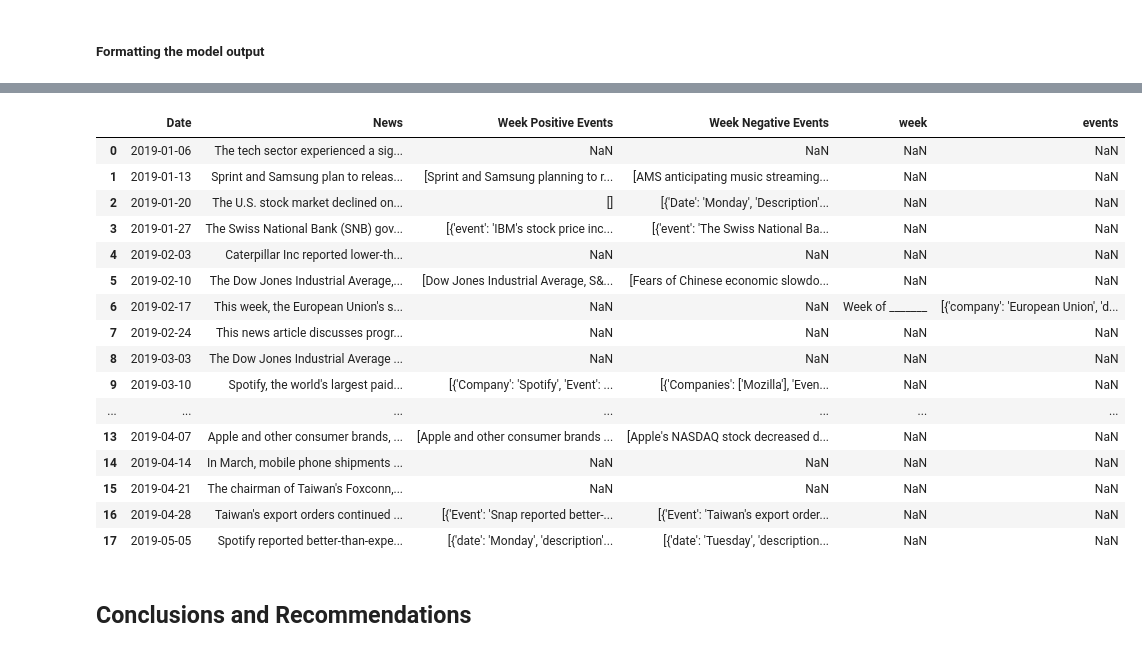
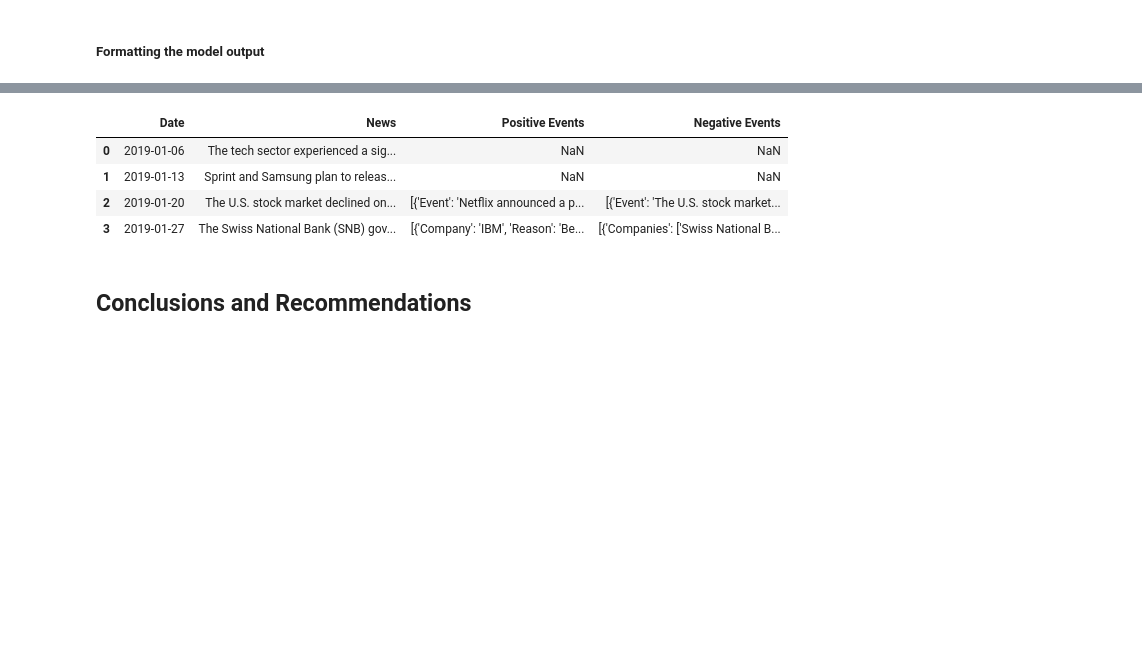
Before and after one commit to ajayvivek/DevOps, a Jupyter notebook: NLP_Project_Low_Code.ipynb, the cells around one changed output, grey strips where cells are left out. Saved outputs shown, nothing was run; the diff lists cells and outputs as text; code cells hidden in the pictures; blank space fills up the shorter version.

```diff
--- a/NLP_Project_Low_Code.ipynb
+++ b/NLP_Project_Low_Code.ipynb
@@ -1355,6 +1371,4 @@ news
 ' The tech sector experienced a significant decline in the aftermarket following Apple\'s Q1 revenue warning. Notable suppliers, including Skyworks, Broadcom, Lumentum, Qorvo, and TSMC, saw their stoc ...
 # %%
 #Complete the code to define the prompt for this task
-prompt = """
-  Give the output in json outout only as Week Positive Events or Week negative Events
-"""
+prompt = """ Give the output in json outout as Positive or Negative Events summarized"""
@@ -1468,28 +1458,16 @@ final_output
 # %%
 final_output = pd.concat([data_1.reset_index(drop=True),model_response_parsed],axis=1)
 final_output.drop(['Key Events','model_response_parsed'], axis=1, inplace=True)
 #final_output.columns = ['Week End Date', 'News', 'Week Positive Events', 'Week Negative Events']
 #final_output.columns = ['Week End Date', 'News']
 
-final_output.head(100)
+final_output.head(4)
 # %% [output]
-|  | Date | News | Week Positive Events | Week Negative Events | week | events |
-| 0 | 2019-01-06 | The tech sector experienced a sig... | NaN | NaN | NaN | NaN |
-| 1 | 2019-01-13 | Sprint and Samsung plan to releas... | [Sprint and Samsung planning to r... | [AMS anticipating music streaming... | NaN | NaN |
-| 2 | 2019-01-20 | The U.S. stock market declined on... | [] | [{'Date': 'Monday', 'Description'... | NaN | NaN |
-| 3 | 2019-01-27 | The Swiss National Bank (SNB) gov... | [{'event': 'IBM's stock price inc... | [{'event': 'The Swiss National Ba... | NaN | NaN |
-| 4 | 2019-02-03 | Caterpillar Inc reported lower-th... | NaN | NaN | NaN | NaN |
-| 5 | 2019-02-10 | The Dow Jones Industrial Average,... | [Dow Jones Industrial Average, S&... | [Fears of Chinese economic slowdo... | NaN | NaN |
-| 6 | 2019-02-17 | This week, the European Union's s... | NaN | NaN | Week of _______ | [{'company': 'European Union', 'd... |
-| 7 | 2019-02-24 | This news article discusses progr... | NaN | NaN | NaN | NaN |
-| 8 | 2019-03-03 | The Dow Jones Industrial Average ... | NaN | NaN | NaN | NaN |
-| 9 | 2019-03-10 | Spotify, the world's largest paid... | [{'Company': 'Spotify', 'Event': ... | [{'Companies': ['Mozilla'], 'Even... | NaN | NaN |
-| ... | ... | ... | ... | ... | ... | ... |
-| 13 | 2019-04-07 | Apple and other consumer brands, ... | [Apple and other consumer brands ... | [Apple's NASDAQ stock decreased d... | NaN | NaN |
-| 14 | 2019-04-14 | In March, mobile phone shipments ... | NaN | NaN | NaN | NaN |
-| 15 | 2019-04-21 | The chairman of Taiwan's Foxconn,... | NaN | NaN | NaN | NaN |
-| 16 | 2019-04-28 | Taiwan's export orders continued ... | [{'Event': 'Snap reported better-... | [{'Event': 'Taiwan's export order... | NaN | NaN |
-| 17 | 2019-05-05 | Spotify reported better-than-expe... | [{'date': 'Monday', 'description'... | [{'date': 'Tuesday', 'description... | NaN | NaN |
+|  | Date | News | Positive Events | Negative Events |
+| 0 | 2019-01-06 | The tech sector experienced a sig... | NaN | NaN |
+| 1 | 2019-01-13 | Sprint and Samsung plan to releas... | NaN | NaN |
+| 2 | 2019-01-20 | The U.S. stock market declined on... | [{'Event': 'Netflix announced a p... | [{'Event': 'The U.S. stock market... |
+| 3 | 2019-01-27 | The Swiss National Bank (SNB) gov... | [{'Company': 'IBM', 'Reason': 'Be... | [{'Companies': ['Swiss National B... |
 # %% [markdown]
 ## **Conclusions and Recommendations**
 # %% [markdown]
```
Also changed, not shown: parts of 14 cells of this notebook.
